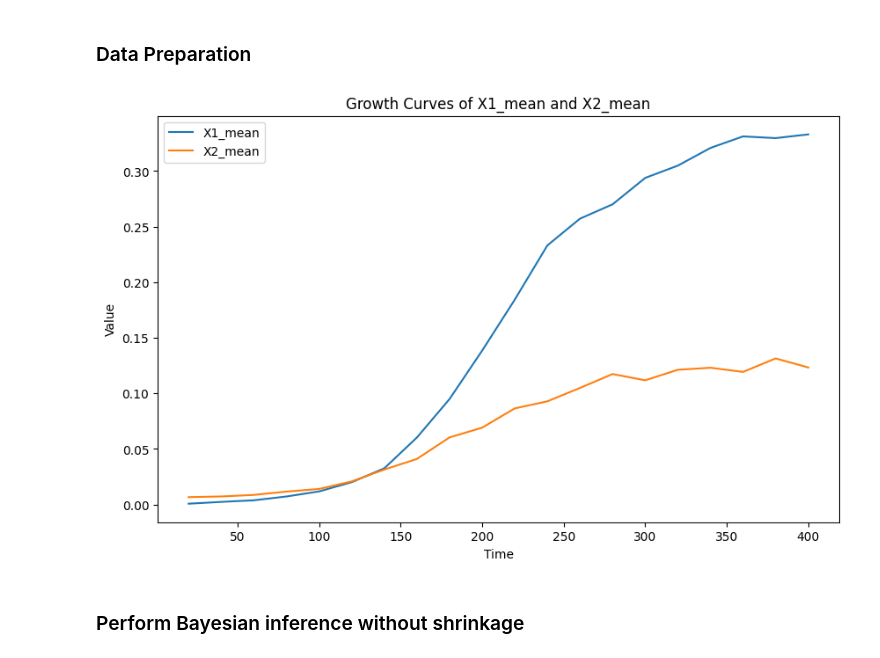
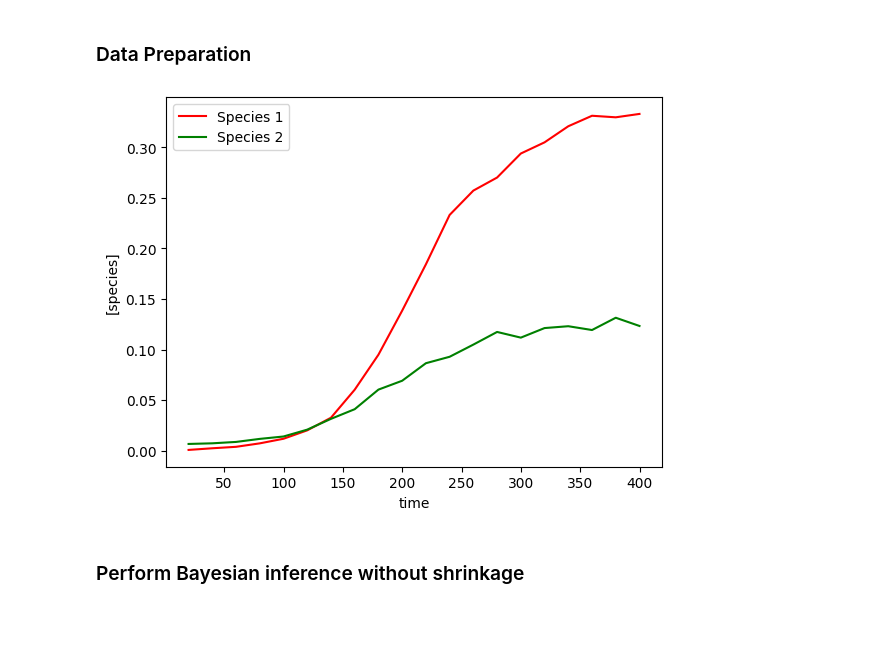
Before and after one commit to ucl-cssb/MIMIC, a Jupyter notebook: docs/source/notebooks/gLV/examples-Rutter-Dekker.ipynb, the cells around one changed output. Cells and saved outputs as stored; diff of their text form; code cells hidden in the pictures; blank space fills up the shorter version.

```diff
--- a/docs/source/notebooks/gLV/examples-Rutter-Dekker.ipynb
+++ b/docs/source/notebooks/gLV/examples-Rutter-Dekker.ipynb
@@ -34,54 +34,26 @@ The original Rutter & Dekker *et al* paper can be found here: https://www.nature
 # %%
 # read in the data
 num_species = 2
-num_timecourses = 4
 data = pd.read_csv("PM3-EntA-coculture.csv")
 data = data[(0 < data['time']) & (data['time'] <= 400)]  # Take only the first 400 minutes, excluding the first
 times = data.iloc[:, 0].values
 
 # Plot mean growth curves of each species
 species_means = pd.DataFrame({
     "time": data.iloc[:,0],
     "X1_mean": data.iloc[:,[1,3,5,6]].mean(axis=1),
     "X2_mean": data.iloc[:,[2,4,6,8]].mean(axis=1)
 })
 
+yobs = species_means.iloc[:,1:].to_numpy()
+
 
 # Plot growth curves
-plt.figure(figsize=(10, 6))
-plt.plot(species_means['time'], species_means['X1_mean'], label='X1_mean')
-plt.plot(species_means['time'], species_means['X2_mean'], label='X2_mean')
-plt.xlabel('Time')
-plt.ylabel('Value')
-plt.title('Growth Curves of X1_mean and X2_mean')
-plt.legend()
-plt.show()
-
-yobs = species_means.iloc[:,1:].to_numpy()
+plot_gLV(yobs, times)
 
 X, F = linearize_time_course_16S(yobs, times)
-
-
-# Seperate and stack timecourses
-yobs_1 = data.iloc[:, 1:(num_species+1)].values
-yobs_2 = data.iloc[:, (num_species+1):(2*num_species+1)].values
-yobs_3 = data.iloc[:, (2*num_species+1):(3*num_species+1)].values
-yobs_4 = data.iloc[:, (3*num_species+1):(4*num_species+1)].values
-ryobs = np.array([yobs_1, yobs_2, yobs_3, yobs_4])
-
-# Replace negative values with 0
-ryobs[ryobs < 0] = 0
-
-#X = np.array([], dtype=np.double).reshape(0, num_species+1)
-#F = np.array([], dtype=np.double).reshape(0, num_species)
-
-
-#for timecourse_idx in range(num_timecourses):
-#    Xs, Fs = linearize_time_course_16S(ryobs[timecourse_idx], times)
-#    X = np.vstack([X, Xs])
-#    F = np.vstack([F, Fs])
 # %% [output]
-[figure, old version]
+[figure, new version]
 # %% [markdown]
 ### Perform Bayesian inference without shrinkage
 # %%
```
Also changed, not shown: 5 other files.
